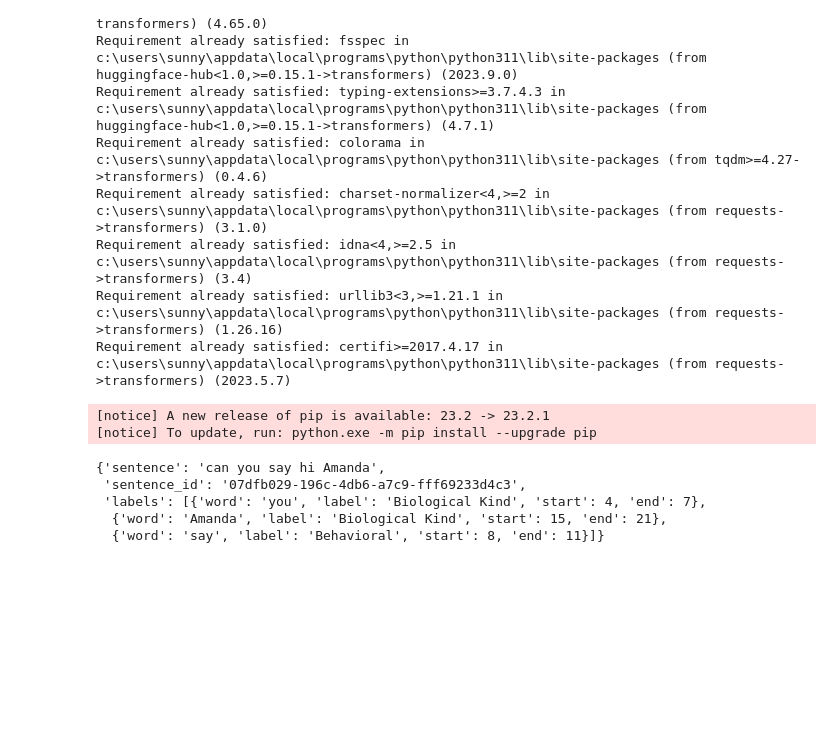
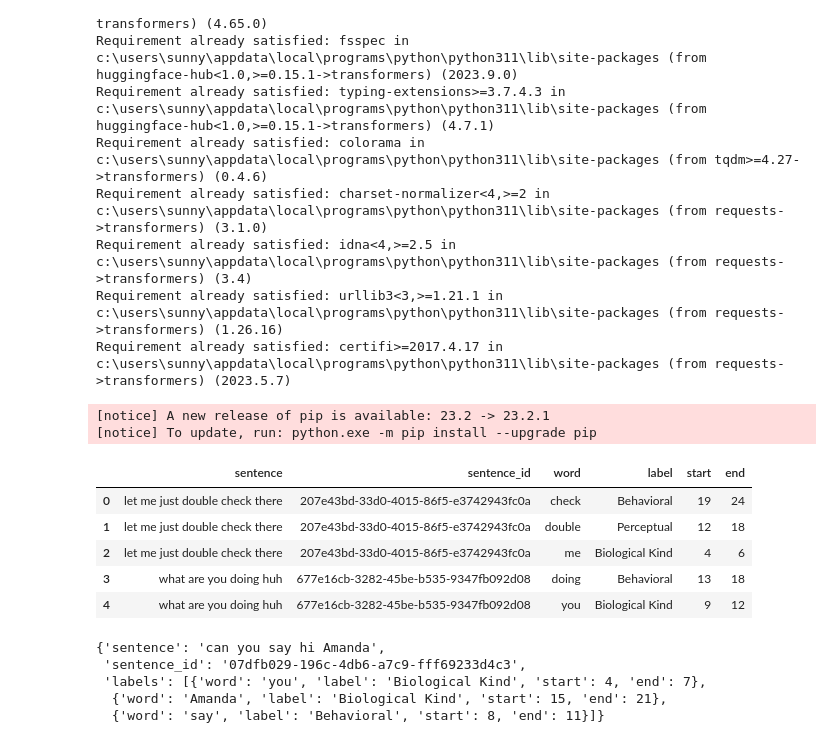
Before and after one commit to phillian-sp/ner_playground, a Jupyter notebook: src/BIO_label/BIO_label.ipynb, the cells around one changed output. Cells and saved outputs as stored; diff of their text form; code cells hidden in the pictures; blank space fills up the shorter version.

```diff
--- a/src/BIO_label/BIO_label.ipynb
+++ b/src/BIO_label/BIO_label.ipynb
@@ -30,13 +30,23 @@ Requirement already satisfied: certifi>=2017.4.17 in c:\users\sunny\appdata\loca
 # %%
 import pandas as pd
 from tqdm import tqdm
 import json
 
 from transformers import AutoTokenizer
 
 tokenizer = AutoTokenizer.from_pretrained("distilbert-base-uncased")
 
 raw_dataset = json.load(open("../../data/lighttag_preprocessing/validation_parents.json", "r", encoding="utf-8"))
+# change to pandas dataframe
+df = pd.DataFrame(raw_dataset)
+df.head()
+# %% [output]
+|  | sentence | sentence_id | word | label | start | end |
+| 0 | let me just double check there | 207e43bd-33d0-4015-86f5-e3742943fc0a | check | Behavioral | 19 | 24 |
+| 1 | let me just double check there | 207e43bd-33d0-4015-86f5-e3742943fc0a | double | Perceptual | 12 | 18 |
+| 2 | let me just double check there | 207e43bd-33d0-4015-86f5-e3742943fc0a | me | Biological Kind | 4 | 6 |
+| 3 | what are you doing huh | 677e16cb-3282-45be-b535-9347fb092d08 | doing | Behavioral | 13 | 18 |
+| 4 | what are you doing huh | 677e16cb-3282-45be-b535-9347fb092d08 | you | Biological Kind | 9 | 12 |
 # %%
 id2label = {
     0: "O",
```
Also changed, not shown: parts of 3 cells of this notebook.
